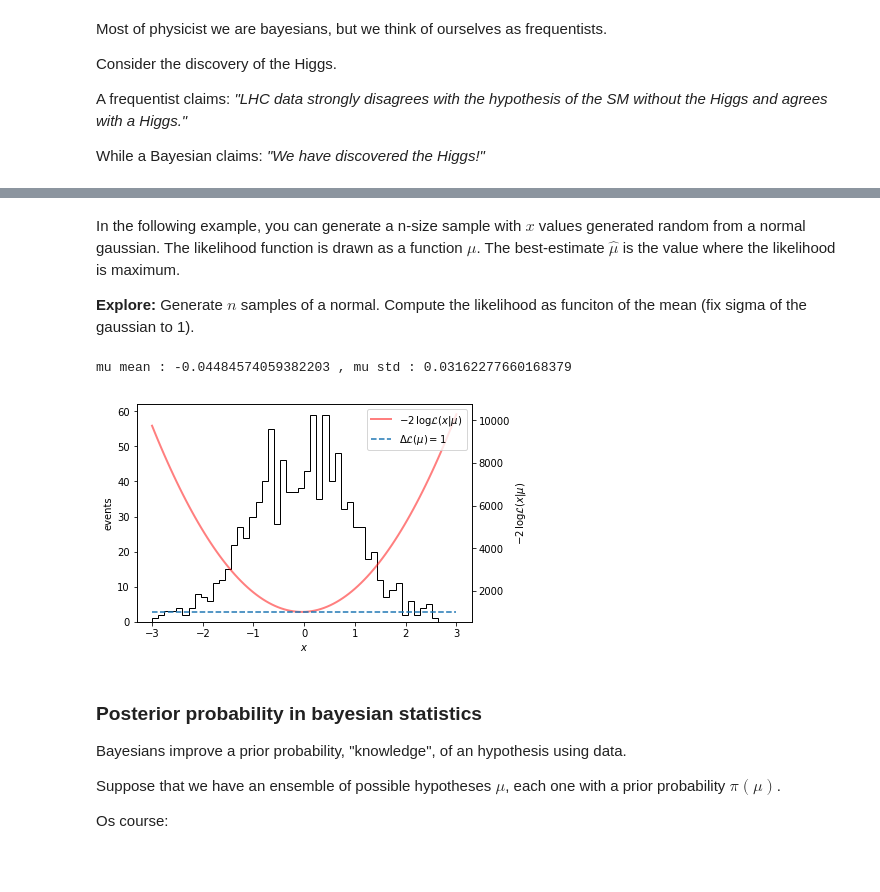
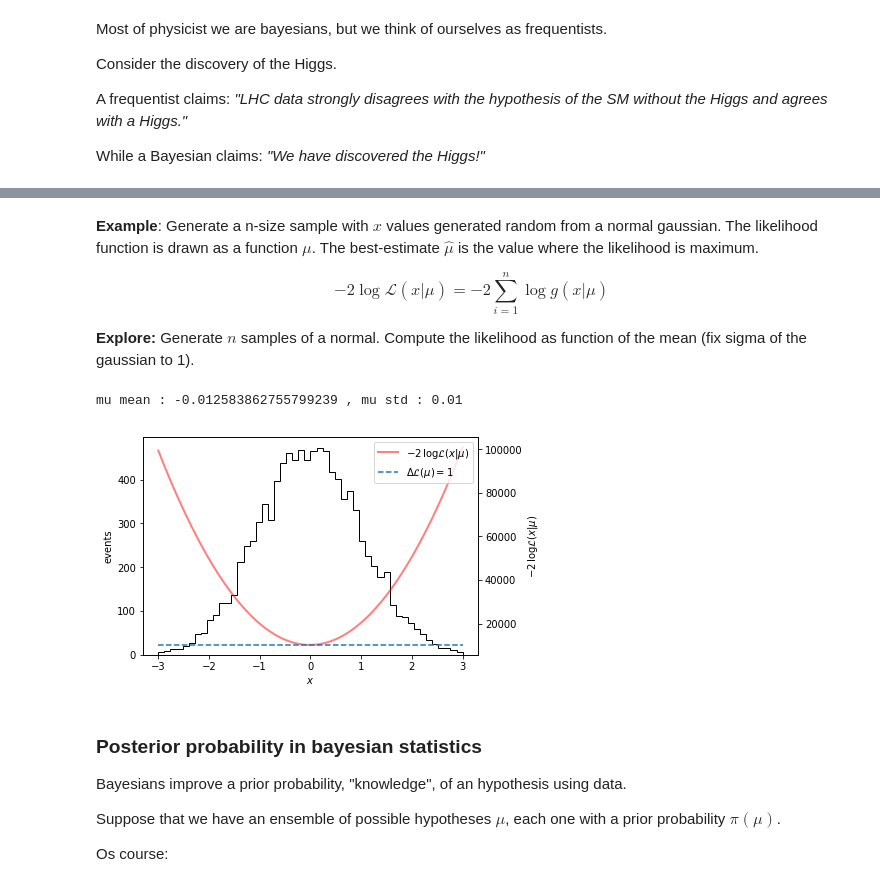
Before and after one commit to jahernando/USC-TA, a Jupyter notebook: ta_basic_concepts.ipynb, the cells around one changed output, grey strips where cells are left out. Cells and saved outputs as stored; diff of their text form; code cells hidden in the pictures.

```diff
--- a/ta_basic_concepts.ipynb
+++ b/ta_basic_concepts.ipynb
@@ -269,17 +385,21 @@ And then $\hat{\mu}$ minimize the log-likelihood.
 # %% [markdown]
 
-In the following example, you can generate a n-size sample with $x$ values generated random from a normal gaussian. The likelihood function is drawn as a function $\mu$. The best-estimate $\hat{\mu}$ is the value where the likelihood is maximum.
+**Example**: Generate a n-size sample with $x$ values generated random from a normal gaussian. The likelihood function is drawn as a function $\mu$. The best-estimate $\hat{\mu}$ is the value where the likelihood is maximum.
+
+$$
+- 2 \log \mathcal{L}(x | \mu ) = - 2 \sum_{i=1}^n \log g(x | \mu)
+$$
 
 
-**Explore:** Generate $n$ samples of a normal. Compute the likelihood as funciton of the mean (fix sigma of the gaussian to 1).
+**Explore:** Generate $n$ samples of a normal. Compute the likelihood as function of the mean (fix sigma of the gaussian to 1).
 # %%
-nsize = 1000
+nsize = 10000
 xs = stats.norm(0., 1.).rvs(nsize)
 htexam.normal_likelihood(xs);
 #plt.yscale('log');
 # %% [output]
-mu mean : -0.04484574059382203 , mu std : 0.03162277660168379
+mu mean : -0.012583862755799239 , mu std : 0.01
-[figure, old version]
+[figure, new version]
 # %% [markdown]
 ### Posterior probability in bayesian statistics
 
```
Also changed, not shown: parts of 60 cells of this notebook, 2 other files.
